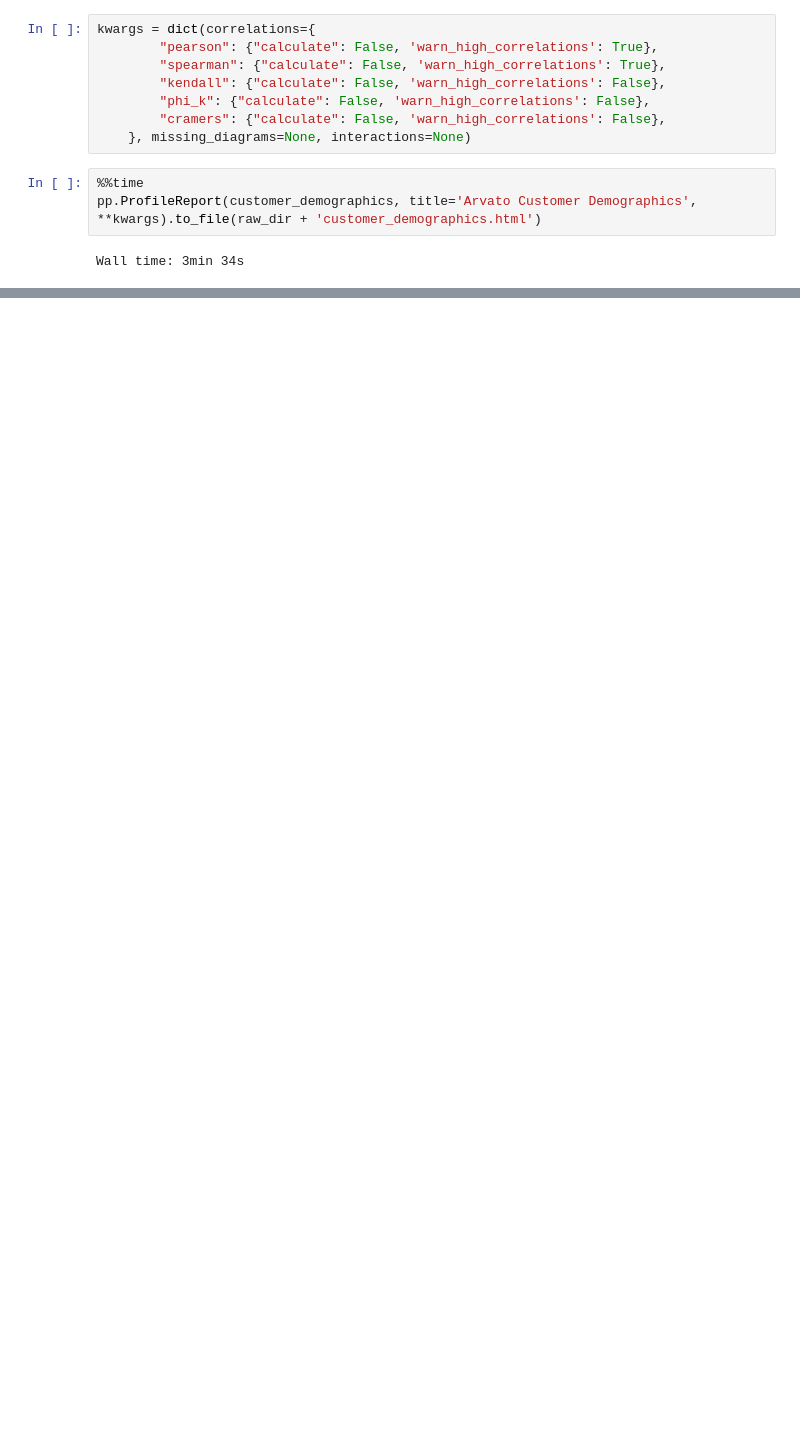
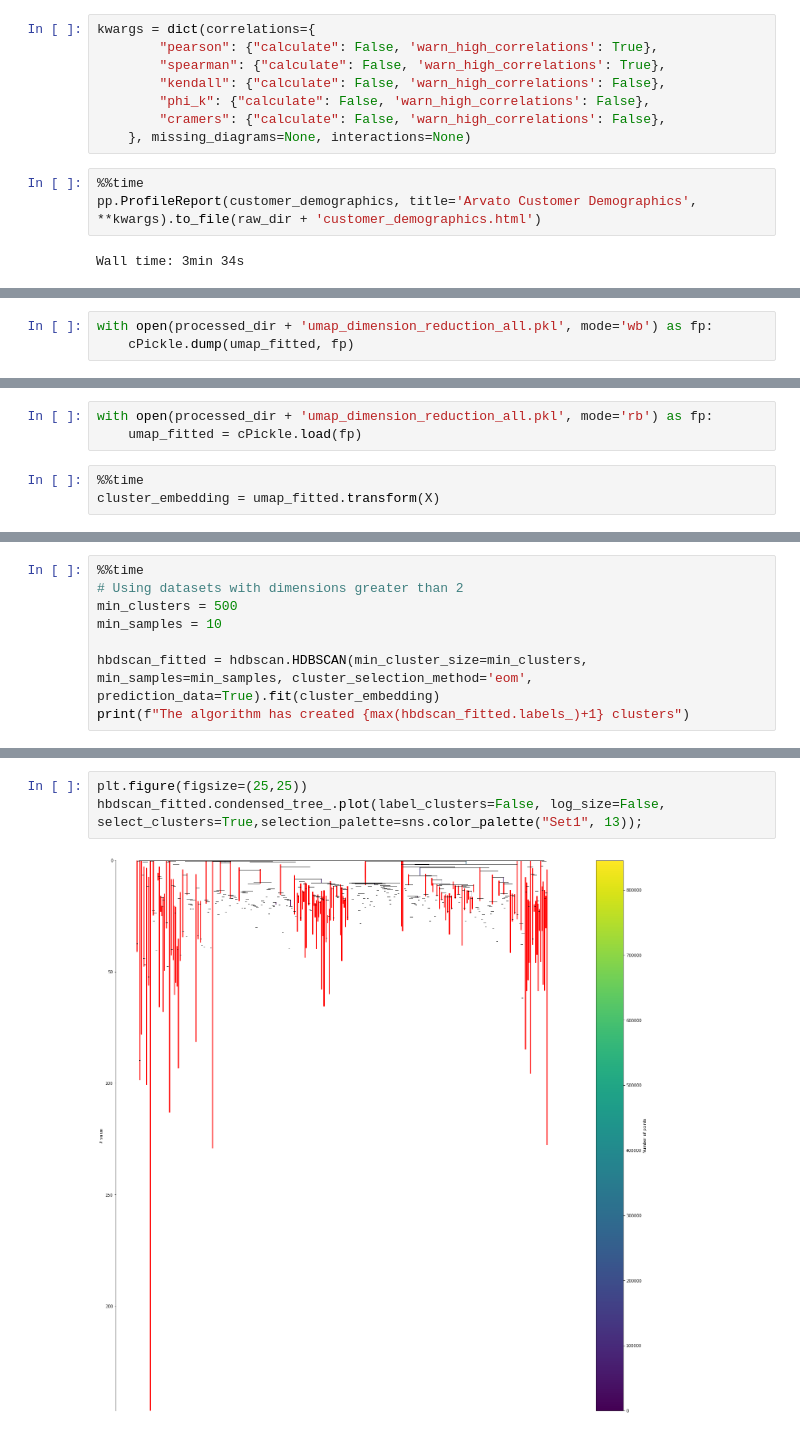
Before and after one commit to Mbugz1000/Customer-Segmentation-Report-for-Arvato-Financial-Services, a Jupyter notebook: src/Customer Segmentation Analysis.ipynb, the cells around one changed output, grey strips where cells are left out. Cells and saved outputs as stored; diff of their text form; blank space fills up the shorter version.

```diff
--- a/src/Customer Segmentation Analysis.ipynb
+++ b/src/Customer Segmentation Analysis.ipynb
@@ -100,0 +212,3 @@ MemoryError: Unable to allocate 6.80 MiB for an array with shape (891221,) and d
+# %%
+with open(processed_dir + 'umap_dimension_reduction_all.pkl', mode='wb') as fp:
+    cPickle.dump(umap_fitted, fp)
@@ -100,0 +217,6 @@ MemoryError: Unable to allocate 6.80 MiB for an array with shape (891221,) and d
+# %%
+with open(processed_dir + 'umap_dimension_reduction_all.pkl', mode='rb') as fp:
+    umap_fitted = cPickle.load(fp)
+# %%
+%%time
+cluster_embedding = umap_fitted.transform(X)
@@ -100,0 +227,8 @@ MemoryError: Unable to allocate 6.80 MiB for an array with shape (891221,) and d
+# %%
+%%time
+# Using datasets with dimensions greater than 2
+min_clusters = 500
+min_samples = 10
+
+hbdscan_fitted = hdbscan.HDBSCAN(min_cluster_size=min_clusters, min_samples=min_samples, cluster_selection_method='eom', prediction_data=True).fit(cluster_embedding)
+print(f"The algorithm has created {max(hbdscan_fitted.labels_)+1} clusters")
@@ -100,0 +258,5 @@ MemoryError: Unable to allocate 6.80 MiB for an array with shape (891221,) and d
+# %%
+plt.figure(figsize=(25,25))
+hbdscan_fitted.condensed_tree_.plot(label_clusters=False, log_size=False, select_clusters=True,selection_palette=sns.color_palette("Set1", 13));
+# %% [output]
+[figure, added]
```
Also changed, not shown: parts of 81 cells of this notebook, 5 other files.
